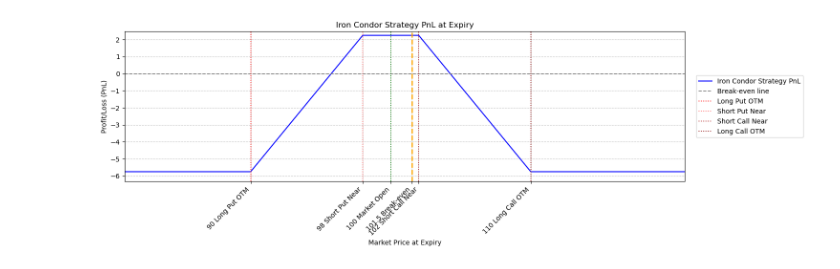
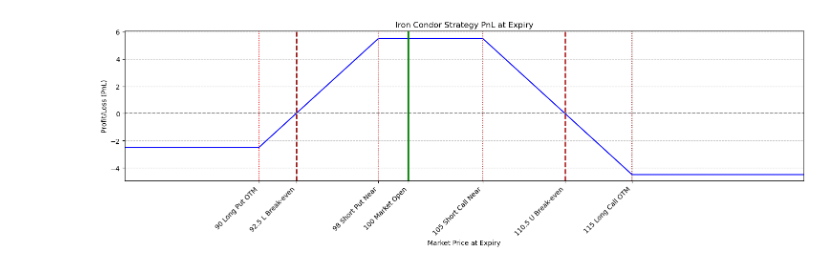
Before and after one commit to oferguez/massive-community, a Jupyter notebook: examples/rest/options-iron-condor/notebooks/Simulate-IronCondor.ipynb, the cells around one changed output. Drawn from its saved outputs; the diff is of its cells as text; code cells hidden in the pictures.

```diff
--- a/examples/rest/options-iron-condor/notebooks/Simulate-IronCondor.ipynb
+++ b/examples/rest/options-iron-condor/notebooks/Simulate-IronCondor.ipynb
@@ -78,13 +78,11 @@ def plot_collar_strategy(market_price_open:float,
     plt.figure(figsize=(15, 5))
     plt.plot(market_prices_expiry, pnls, label='Iron Condor Strategy PnL', color='blue')
     plt.axhline(0, color='gray', linestyle='--', linewidth=linewidth, label='Break-even line')
-    plt.axvline(market_price_open, color='green', linestyle=':', linewidth=linewidth)
-
+    plt.axvline(market_price_open, color='green', linestyle='-', linewidth=2*linewidth)
     plt.axvline(long_put_otm.strike, color='#FF0000', linestyle=':', linewidth=linewidth, label='Long Put OTM')    # bright red
     plt.axvline(short_put_near.strike, color='#FF6666', linestyle=':', linewidth=linewidth, label='Short Put Near')  # light red
     plt.axvline(short_call_near.strike, color='#B22222', linestyle=':', linewidth=linewidth, label='Short Call Near')  # firebrick
     plt.axvline(long_call_otm.strike, color='#8B0000', linestyle=':', linewidth=linewidth, label='Long Call OTM')   # dark red
-
     plt.axvline(break_even_lower, color='#8B0000', linestyle='--', linewidth=1.5*linewidth, label='Lower Break-even')   # dark red
     plt.axvline(break_even_upper, color='#B22222', linestyle='--', linewidth=1.5*linewidth, label='Upper Break-even')   # firebrick red
 
@@ -122,23 +120,23 @@ def plot_collar_strategy(market_price_open:float,
     plt.xlabel('Market Price at Expiry')
     plt.ylabel('Profit/Loss (PnL)')
     plt.grid(True, linestyle='--', alpha=0.7)
-    plt.legend(
-        loc="center left",
-        bbox_to_anchor=(1.02, 0.5),
-        borderaxespad=0.0
-        )
+    # plt.legend(
+    #     loc="center left",
+    #     bbox_to_anchor=(1.02, 0.5),
+    #     borderaxespad=0.0
+    #     )
     plt.tight_layout()
     plt.show()
     plt.show()
 # %%
 options: List[Option] = [
     Option(Kind.PUT,  Side.LONG,  90,  1.00),
     Option(Kind.PUT,  Side.SHORT, 98,  2.50),
-    Option(Kind.CALL, Side.SHORT, 102, 1.50),
-    Option(Kind.CALL, Side.LONG,  110, 0.75),
+    Option(Kind.CALL, Side.SHORT, 105, 4.75),
+    Option(Kind.CALL, Side.LONG,  115, 0.75),
 ]
 
 spot_price = 100  # Market at time of purchase
 plot_collar_strategy(spot_price, *options)
 # %% [output]
-[figure, old version]
+[figure, new version]
```
Also changed, not shown: 3 other files.
